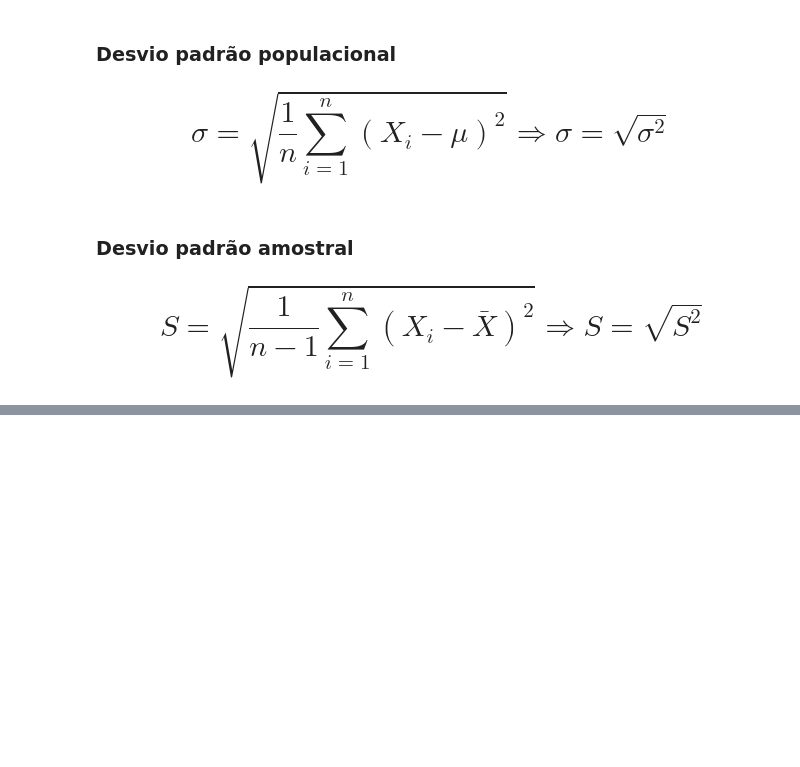
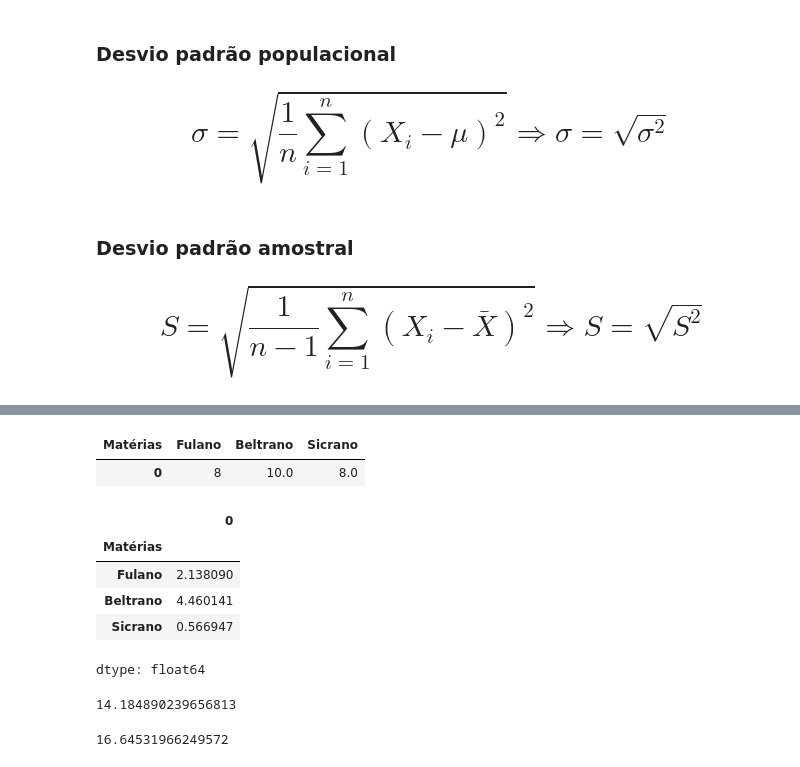
Before and after one commit to Neto1980/aulagithub, a Jupyter notebook: Curso_de_Estatística_Parte_1.ipynb, the cells around one changed output, grey strips where cells are left out. Saved outputs shown, nothing was run; the diff lists cells and outputs as text; code cells hidden in the pictures; blank space fills up the shorter version.

```diff
--- a/Curso_de_Estatística_Parte_1.ipynb
+++ b/Curso_de_Estatística_Parte_1.ipynb
@@ -1458,0 +1449,32 @@ Uma das restrições da variância é o fato de fornecer medidas em quadrados da
+# %%
+# Moda
+df.mode()
+# %% [output]
+| Matérias | Fulano | Beltrano | Sicrano |
+| 0 | 8 | 10.0 | 8.0 |
+# %%
+# Desvio Padrão
+df.std()
+# %% [output]
+|  | 0 |
+| Matérias |  |
+| Fulano | 2.138090 |
+| Beltrano | 4.460141 |
+| Sicrano | 0.566947 |
+dtype: float64
+# %%
+# Qual o desvio padrão da variável IDADE?
+dataset = pd.DataFrame({
+    'Sexo': ['H', 'M', 'M', 'M', 'M', 'H', 'H', 'H', 'M', 'M'],
+    'Idade': [53, 72, 54, 27, 30, 40, 58, 32, 44, 51]
+})
+
+dp = dataset['Idade'].std()
+dp
+# %% [output]
+14.184890239656813
+# %%
+dp_mulheres = dataset.loc[dataset['Sexo'] == 'M', 'Idade'].std()
+dp_mulheres
+# %% [output]
+16.64531966249572
```
Also changed, not shown: parts of 25 cells of this notebook.
